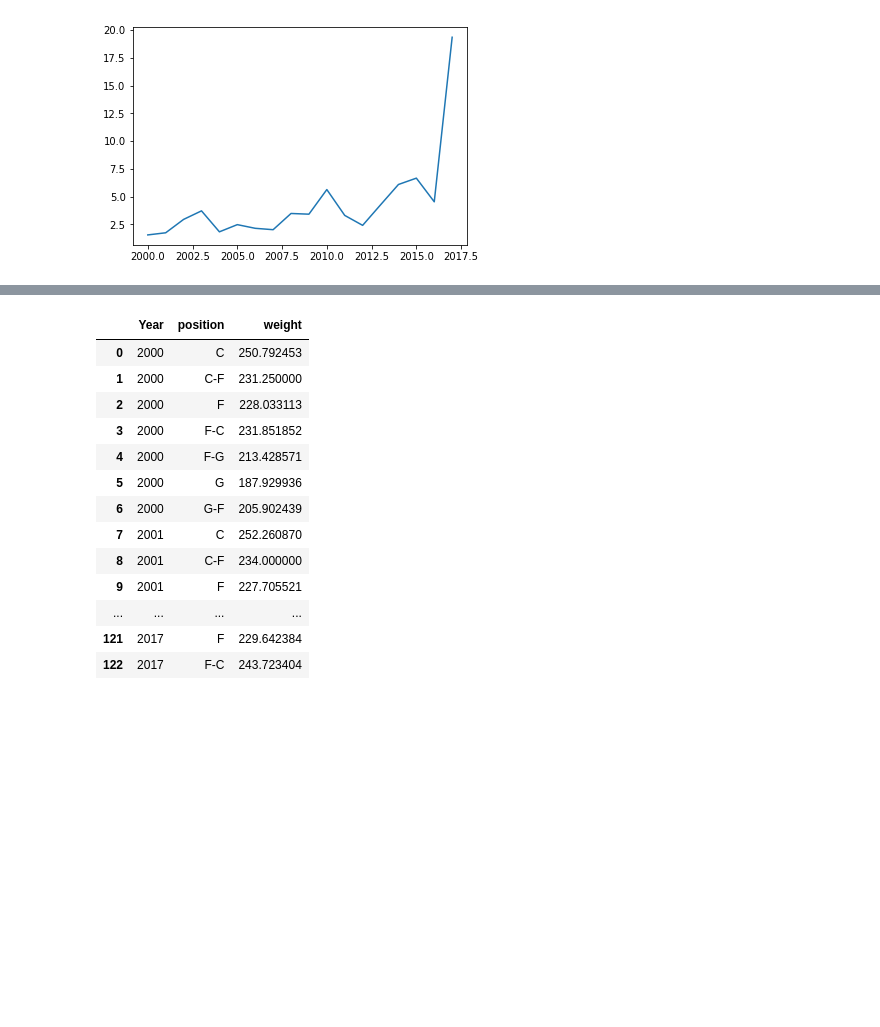
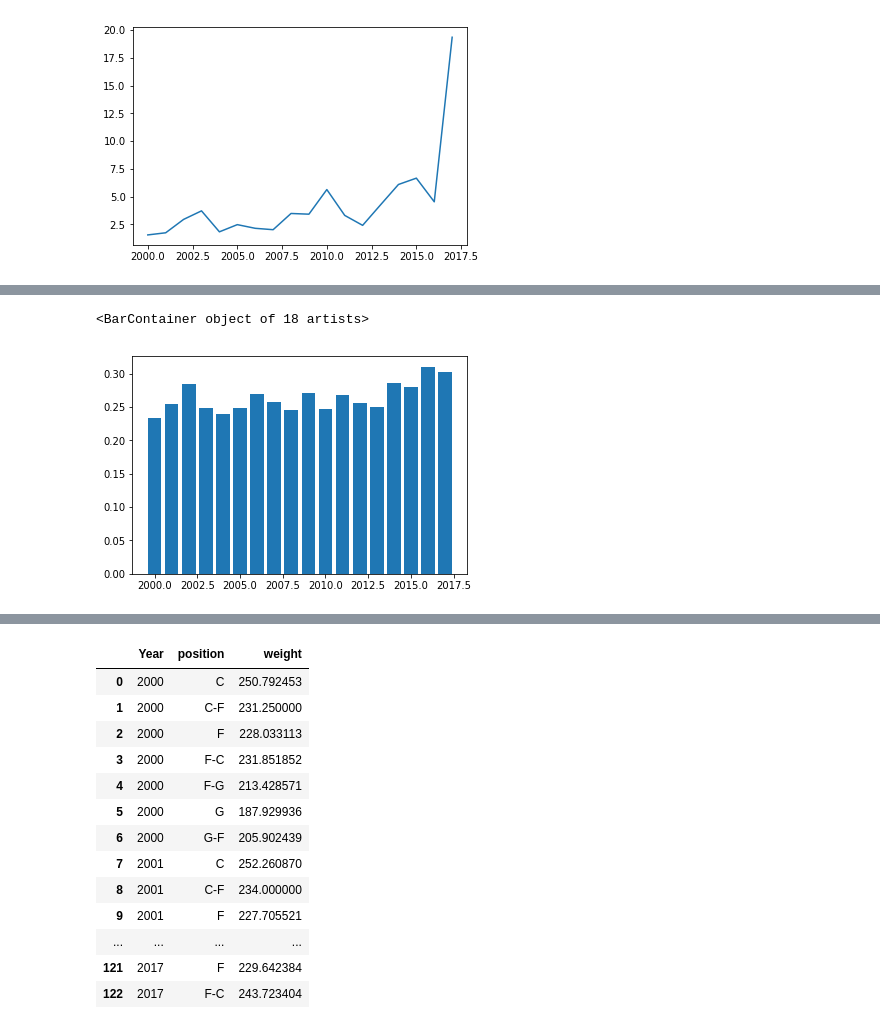
Before and after one commit to logan7734/Project1_repo, a Jupyter notebook: Logan_Main.ipynb, the cells around one changed output, grey strips where cells are left out. Drawn from its saved outputs; the diff is of its cells as text; code cells hidden in the pictures; blank space fills up the shorter version.

```diff
--- a/Logan_Main.ipynb
+++ b/Logan_Main.ipynb
@@ -246,0 +247,11 @@ plt.plot(x,y)
+# %%
+x= [2000, 2001, 2002, 2003, 2004, 2005, 2006, 2007, 2008, 2009, 2010, 2011, 2012, 2013, 2014, 2015, 2016, 2017]
+y = [forward["3P%"].mean(),forward_1["3P%"].mean(),forward_2["3P%"].mean(), forward_3["3P%"].mean(), forward_4["3P%"].mean(),
+forward_5["3P%"].mean(), forward_6["3P%"].mean(), forward_7["3P%"].mean(), forward_8["3P%"].mean(), forward_9["3P%"].mean(),
+forward_10["3P%"].mean(), forward_11["3P%"].mean(), forward_12["3P%"].mean(), forward_13["3P%"].mean(), forward_14["3P%"].mean(),
+forward_15["3P%"].mean(),forward_16["3P%"].mean(),forward_17["3P%"].mean()]
+plt.savefig("Logan_Images/Forward 3P% Plot.png")
+plt.bar(x,y)
+# %% [output]
+<BarContainer object of 18 artists>
+[figure, added]
```
Also changed, not shown: parts of 2 cells of this notebook, 3 other files.
